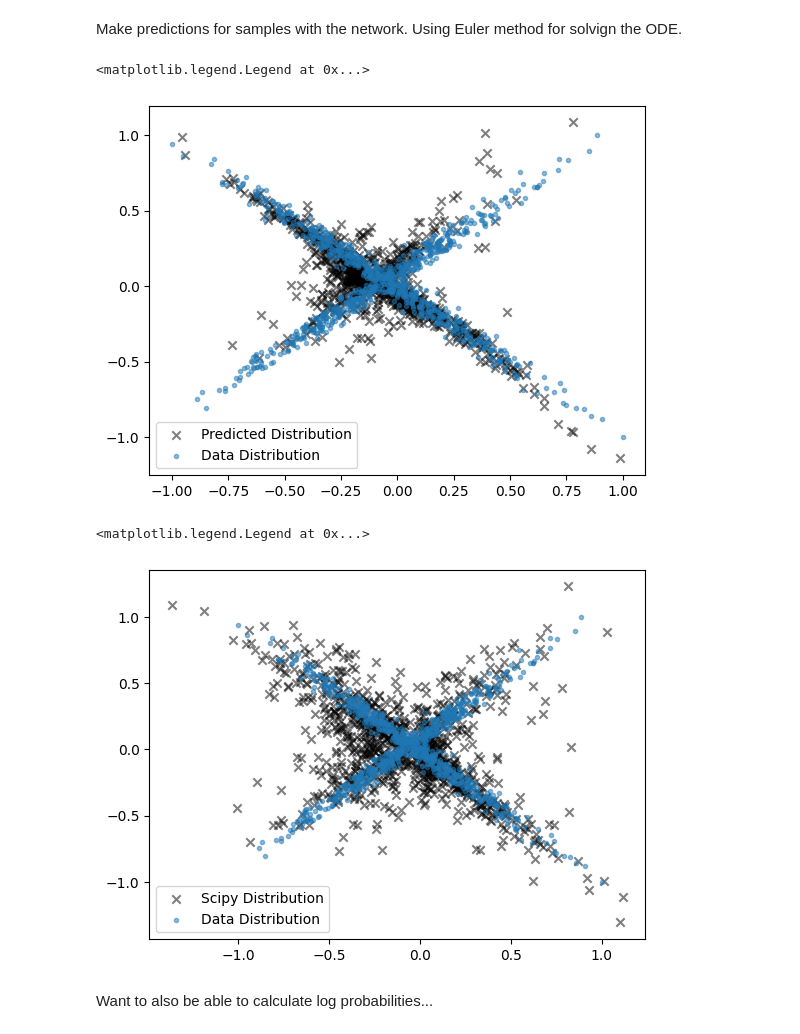
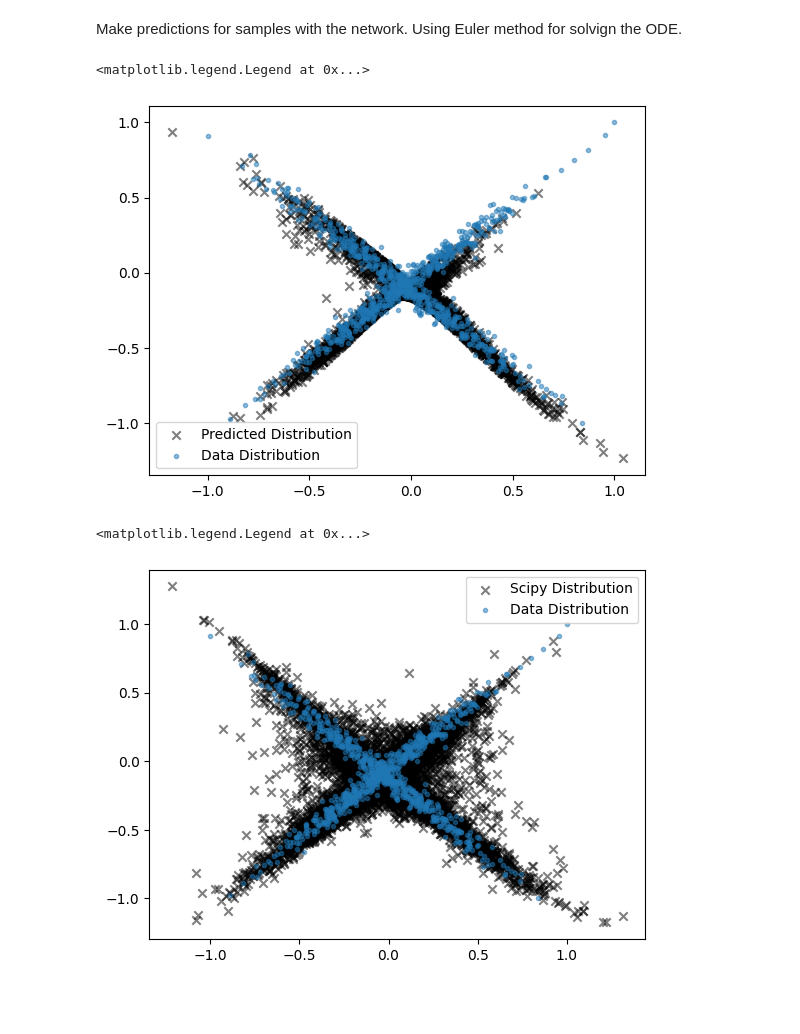
Before and after one commit to htjb/flow-matching, a Jupyter notebook: pytorch-code.ipynb, the cells around one changed output. Cells and saved outputs as stored; diff of their text form; code cells hidden in the pictures; blank space fills up the shorter version.

```diff
--- a/pytorch-code.ipynb
+++ b/pytorch-code.ipynb
@@ -57,7 +57,7 @@ class net(nn.Module):
 
 lr = 0.001
 batch_size=25 # need to implement batching
-num_layers = 10
+num_layers = 5
 input_dim = 2
 hlsize = 100
 
@@ -94,26 +94,25 @@ def loss(x0, x1, sigma0):
     x1 = torch.tensor(x1)
     t = torch.rand((batch_size, 1))
     noise = torch.randn((batch_size, 2))
+    # the mean of the probability path P(x|z)
+    # interpolation between noise and data distribution
+    # where x0 is the noise distribution and x1 is the data distribution
     psi0 = t * x1 + (1 - t) * x0
+    # the standard deviation is just a constant times standard normal
     smoothing = sigma0 * noise
-    """plt.scatter(psi0[:, 0], psi0[:, 1])
-    plt.scatter(smoothing[:, 0], smoothing[:, 1])
-    plt.scatter(t*x1[:, 0], t*x1[:, 1])
-    plt.scatter((1-t)*x0[:, 0], (1-t)*x0[:, 1])
-    plt.show()"""
+    # adding the gaussian noise to the mean
     psi0 = psi0 + smoothing
     output = model(torch.tensor(np.column_stack((psi0, t)).astype(np.float32)))
     psi = x1 - x0
     return (output - psi).pow(2).mean()
 
-"""for param in model.parameters():
-    print(param)"""
+
 from torch.utils.data import DataLoader, TensorDataset
 
 train_dataset = TensorDataset(torch.tensor(np.column_stack((noise_distribution, normx, normy)).astype(np.float32)))
 train_loader = DataLoader(train_dataset, batch_size=batch_size, shuffle=True)
 
-sigma0 = 0.1
+sigma0 = 0.001
 patience = 100
 c = np.inf
 count = 0
@@ -175,7 +173,7 @@ def predict(x0, x1, sigma0, t):
     return output.detach().numpy()
 
 #xtest = np.random.normal(0, 1, (1000, 2))
-test_noise_distribution = np.random.multivariate_normal([0, 0], [[1, 0], [0, 1]], 1000)
+test_noise_distribution = np.random.multivariate_normal([0, 0], [[1, 0], [0, 1]], 10000)
 xtest = test_noise_distribution.copy()
 t = np.linspace(0, 1, 100)
 deltat = np.diff(t)[0]
@@ -192,27 +190,23 @@ plt.scatter(normx, normy, alpha=0.5, marker='.', label='Data Distribution')
 plt.legend()
 # %% [output]
 <matplotlib.legend.Legend at 0x...>
-[figure, old version]
+[figure, new version]
 # %%
-# seems super slow... might not have everything right here...
-from scipy.integrate import odeint, solve_ivp
+from scipy.integrate import solve_ivp
 
-def func(x, t):
+def func(t, x):
     # hmm not sure about this... might not need the psi0 bit...
     x = x.reshape(-1, 2)
     t = np.array([t]*len(x)).reshape(-1, 1)
     return model(torch.tensor(np.column_stack((x, t)).astype(np.float32))).detach().numpy().flatten()
 
-t = np.linspace(0, 1, 10)
-scipy_x = odeint(func, test_noise_distribution.flatten(), t)#.reshape(-1, 2)
-
-solution = scipy_x[-1].reshape(-1, 2)
+t = np.linspace(0, 1, 100)
+sol = solve_ivp(func, (0, 1), test_noise_distribution.flatten(), t_eval=t)
+solution = sol.y[:,-1].reshape(-1, 2)
 
 plt.scatter(solution[:, 0], solution[:, 1], c='k', alpha=0.5, marker='x', label='Scipy Distribution')
 plt.scatter(normx, normy, alpha=0.5, marker='.', label='Data Distribution')
 plt.legend()
 # %% [output]
 <matplotlib.legend.Legend at 0x...>
-[figure, old version]
+[figure, new version]
-# %% [markdown]
-Want to also be able to calculate log probabilities...
```
Also changed, not shown: parts of 6 cells of this notebook.
